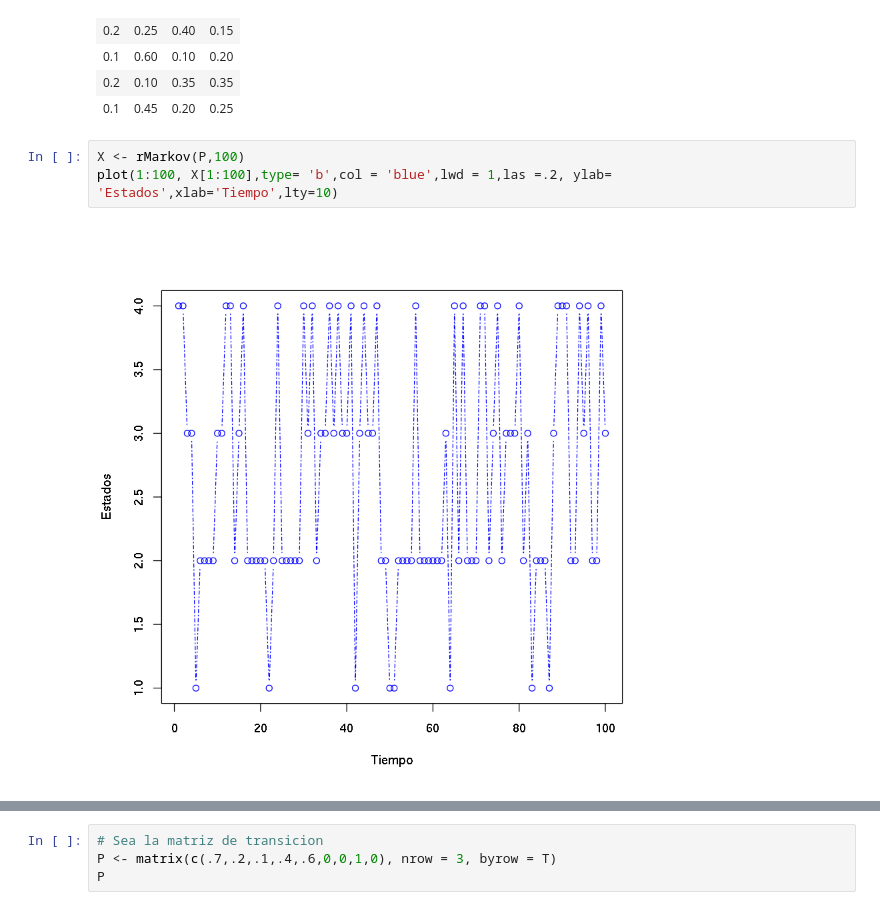
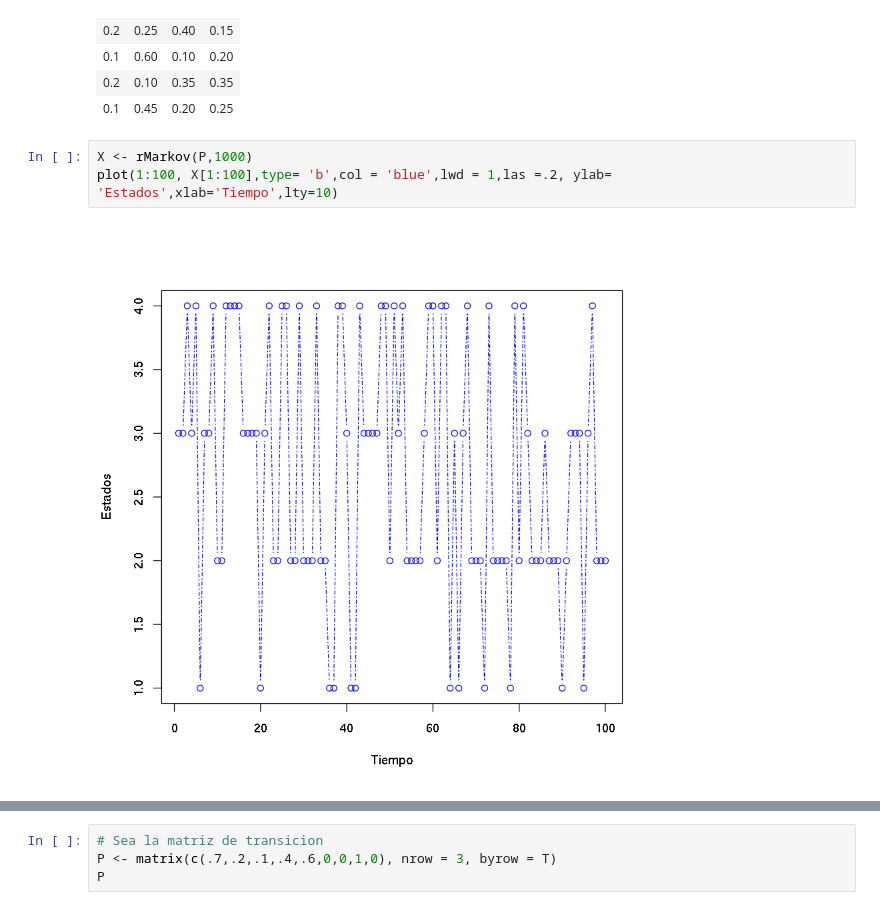
Before and after one commit to CynthiaCalixtro/Proyecto-de-Laboratorio-R, a Jupyter notebook: PROYECTO CADENAS DE MARKOV/Función en R para simular una cadena de Markov.ipynb, the cells around one changed output, grey strips where cells are left out. Drawn from its saved outputs; the diff is of its cells as text.

```diff
--- a/PROYECTO CADENAS DE MARKOV/Función en R para simular una cadena de Markov.ipynb
+++ b/PROYECTO CADENAS DE MARKOV/Función en R para simular una cadena de Markov.ipynb
@@ -44,10 +44,10 @@ P
 | 0.2 | 0.10 | 0.35 | 0.35 |
 | 0.1 | 0.45 | 0.20 | 0.25 |
 # %%
-X <- rMarkov(P,100)
+X <- rMarkov(P,1000)
 plot(1:100, X[1:100],type= 'b',col = 'blue',lwd = 1,las =.2, ylab= 'Estados',xlab='Tiempo',lty=10)
 # %% [output]
-[figure, old version]
+[figure, new version]
 # %%
 X[X==1]='A'
 X[X==2]='C'
```
Also changed, not shown: parts of 21 cells of this notebook, 4 other files.
